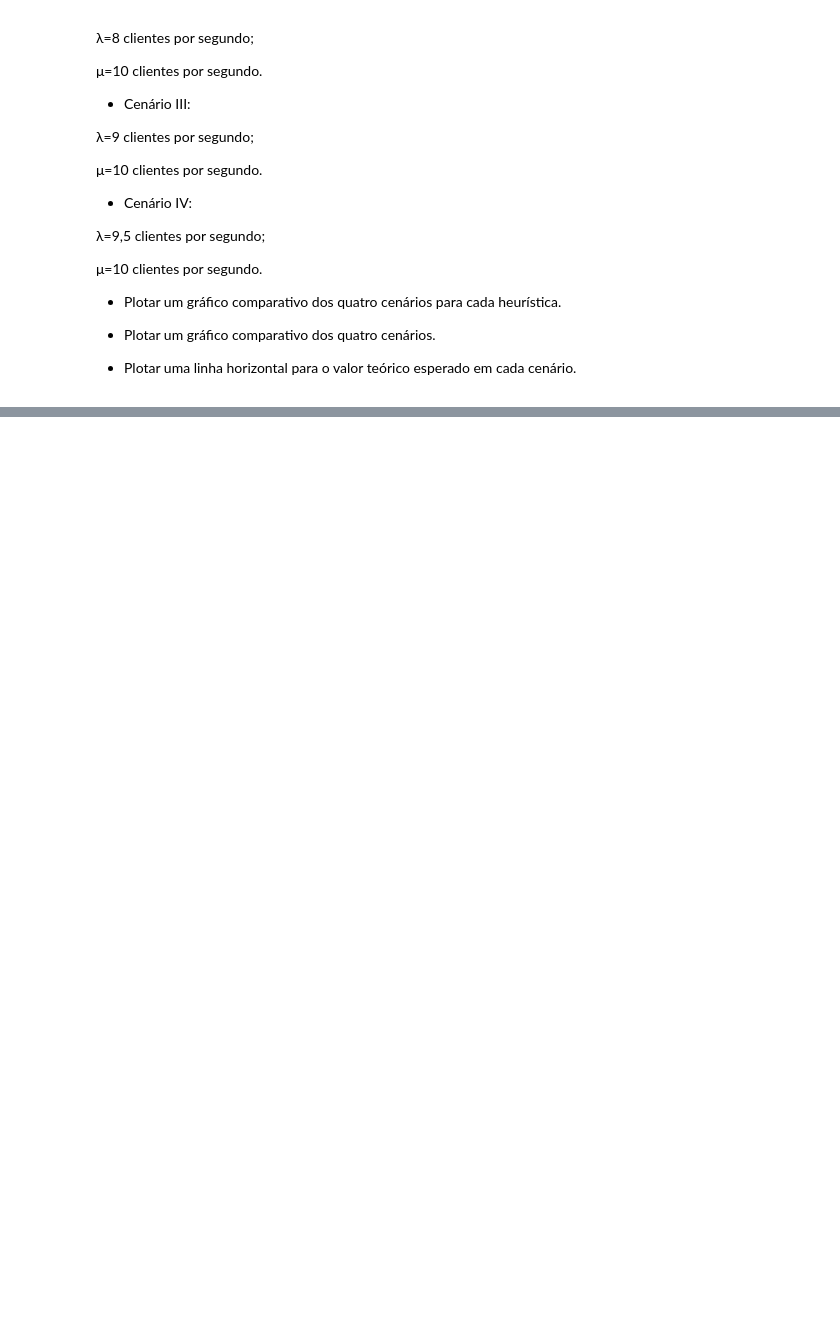
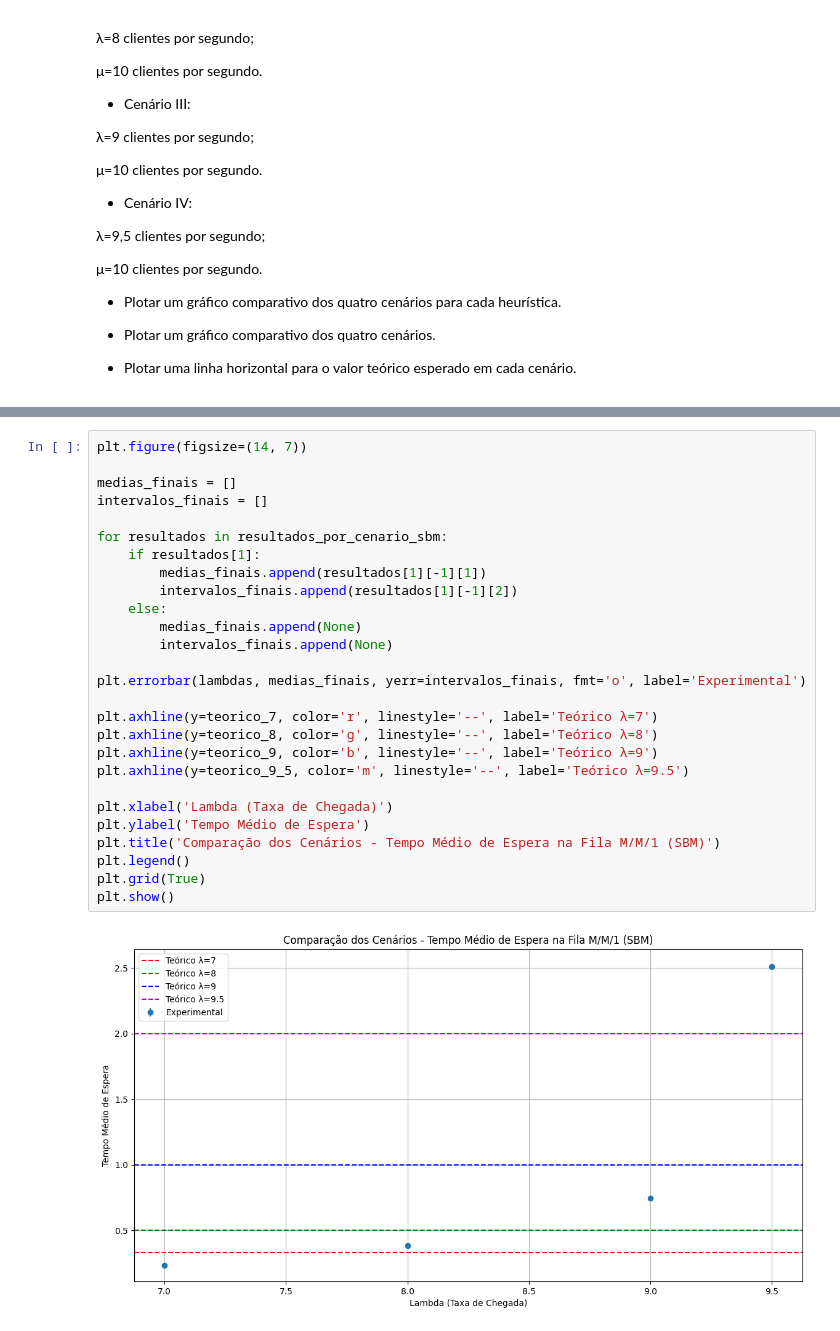
Before and after one commit to mariasald/avd-2024-01, a Jupyter notebook: Atividade_Prática_5_Continuação_O_Problema_do_Transiente.ipynb, the cells around one changed output, grey strips where cells are left out. Drawn from its saved outputs; the diff is of its cells as text; blank space fills up the shorter version.

```diff
--- a/Atividade_Prática_5_Continuação_O_Problema_do_Transiente.ipynb
+++ b/Atividade_Prática_5_Continuação_O_Problema_do_Transiente.ipynb
@@ -697,0 +819,29 @@ Os tempos médios de espera são mais elevados em comparação com os anteriores
+# %%
+plt.figure(figsize=(14, 7))
+
+medias_finais = []
+intervalos_finais = []
+
+for resultados in resultados_por_cenario_sbm:
+    if resultados[1]:
+        medias_finais.append(resultados[1][-1][1])
+        intervalos_finais.append(resultados[1][-1][2])
+    else:
+        medias_finais.append(None)
+        intervalos_finais.append(None)
+
+plt.errorbar(lambdas, medias_finais, yerr=intervalos_finais, fmt='o', label='Experimental')
+
+plt.axhline(y=teorico_7, color='r', linestyle='--', label='Teórico λ=7')
+plt.axhline(y=teorico_8, color='g', linestyle='--', label='Teórico λ=8')
+plt.axhline(y=teorico_9, color='b', linestyle='--', label='Teórico λ=9')
+plt.axhline(y=teorico_9_5, color='m', linestyle='--', label='Teórico λ=9.5')
+
+plt.xlabel('Lambda (Taxa de Chegada)')
+plt.ylabel('Tempo Médio de Espera')
+plt.title('Comparação dos Cenários - Tempo Médio de Espera na Fila M/M/1 (SBM)')
+plt.legend()
+plt.grid(True)
+plt.show()
+# %% [output]
+[figure, added]
```
Also changed, not shown: parts of 17 cells of this notebook.
